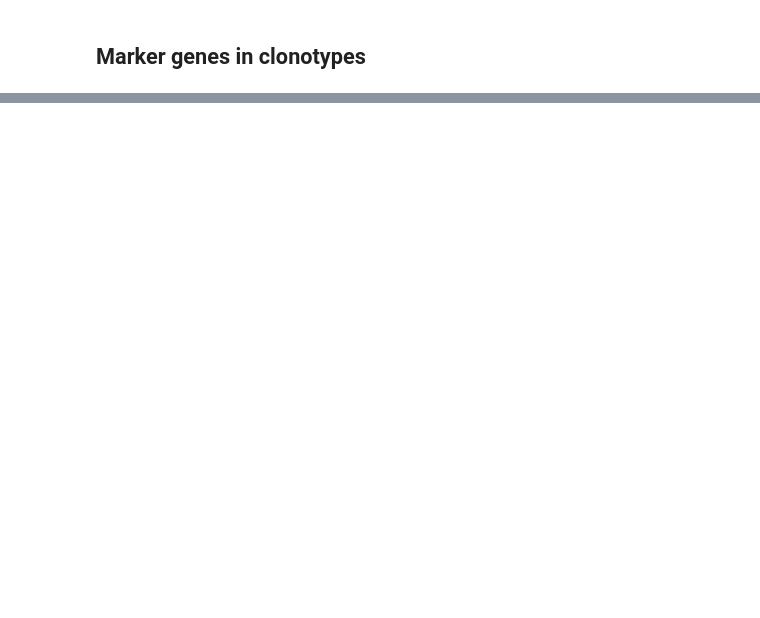
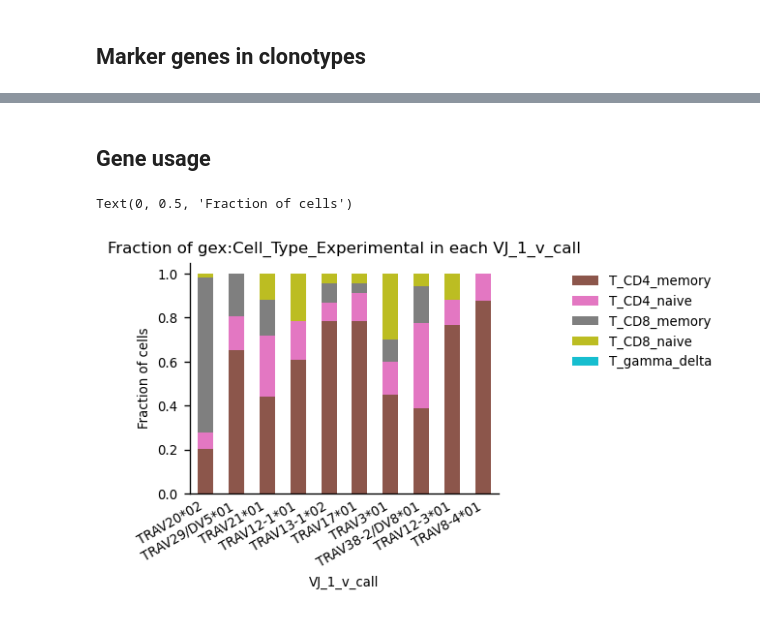
Before and after one commit to icbi-lab/plattner_mcb_2024, a Jupyter notebook: TCR_scRNAseq_analysis.ipynb, the cells around one changed output, grey strips where cells are left out. Saved outputs shown, nothing was run; the diff lists cells and outputs as text; code cells hidden in the pictures; blank space fills up the shorter version.

```diff
--- a/TCR_scRNAseq_analysis.ipynb
+++ b/TCR_scRNAseq_analysis.ipynb
@@ -242,0 +305,15 @@ with ir.get.obs_context(mdata["gex"], {"clone_id": mdata.obs["airr:clone_id"]})
+# %% [markdown]
+## Gene usage
+# %%
+with ir.get.airr_context(mdata, "v_call"):
+    ir.pl.group_abundance(
+        mdata,
+        groupby="VJ_1_v_call",
+        target_col="gex:Cell_Type_Experimental",
+        normalize=True,
+        max_cols=10,
+    )
+plt.ylabel("Fraction of cells")
+# %% [output]
+Text(0, 0.5, 'Fraction of cells')
+[figure, added]
```
Also changed, not shown: parts of 25 cells of this notebook.
